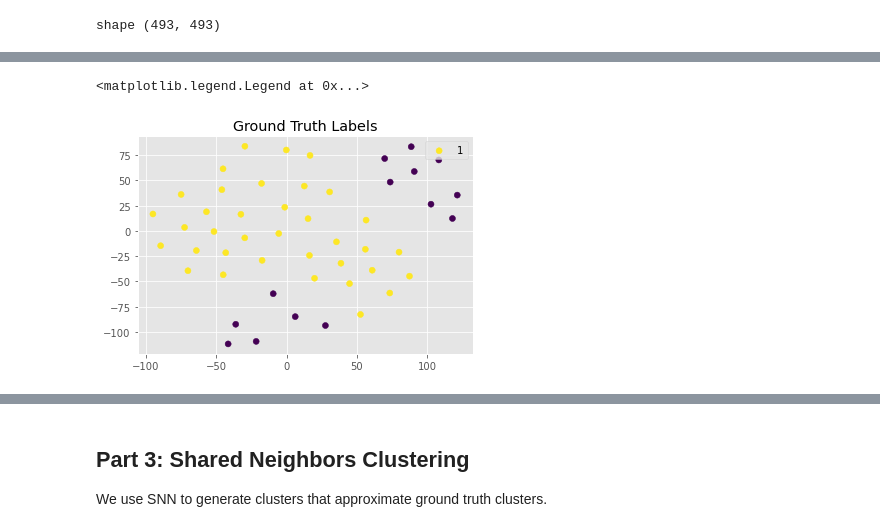
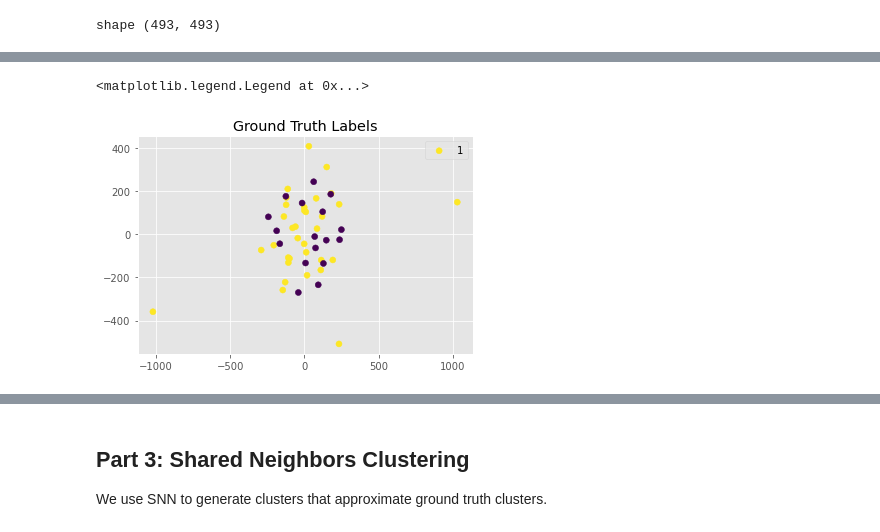
Before and after one commit to mynameisvinn/SNN-Clustering, a Jupyter notebook: Shared Neighbors to Identifying False Positives.ipynb, the cells around one changed output, grey strips where cells are left out. Cells and saved outputs as stored; diff of their text form; code cells hidden in the pictures.

```diff
--- a/Shared Neighbors to Identifying False Positives.ipynb
+++ b/Shared Neighbors to Identifying False Positives.ipynb
@@ -92,0 +82,5 @@ We have 493 samples with 1024-dim embeddings
+# %%
+# construct dataset
+dataset = construct_dataset(fnames, labels)
+train_data = np.vstack([embed(X) for X, y in dataset])
+print(f'We have {train_data.shape[0]} samples with {train_data.shape[1]}-dim embeddings')
@@ -96,17 +91,17 @@ We want to see "ground truth" clusters.
 # %%
-# compute pairwise distance between all embeddings
-sim_matrix = pairwise_distances(df, metric='euclidean')
+# compute similarity matrix so we can identify nearest neighbors through brute force
+sim_matrix = pairwise_distances(train_data, metric='euclidean')
 print(f'shape {sim_matrix.shape}')
 # %% [output]
 shape (493, 493)
 # %%
-idx = 28
+idx = 26
 n_results = 50
 
-select = pd.Series(sim_matrix[idx]).sort_values(ascending=True).index.values[:n_results]  # first element is itself
-results = np.take(df, select, axis=0)
+indices = pd.Series(sim_matrix[idx]).sort_values(ascending=True).index.values[:n_results]  # first element is itself
+results = np.take(train_data, indices, axis=0)  # neighbor embeddings
 
-y_test = np.take(labels, select)
+y_test = np.take(labels, indices)
 y_test_encoded = (y_test == labels[idx]).astype(int)  # 1 represents same cluster as query image, 0 for everything else
-y_test_encoded
+print(f'{np.mean(y_test_encoded == 0) * 100}% of {n_results} nearest neighbors are false positives')
 # %% [output]
@@ -136,11 +129,11 @@ plt.show()
 # %%
 # ground truth cluster
-t = TSNE()
+t = TSNE(n_components=3)
 projections = t.fit_transform(results)
 
 plt.title(f'Ground Truth Labels')
-plt.scatter(projections[:,0], projections[:,1], c=y_test_encoded)
+plt.scatter(projections[:, 0], projections[:, 1], c=y_test_encoded)
 plt.legend(y_test_encoded)
 # %% [output]
 <matplotlib.legend.Legend at 0x...>
-[figure, old version]
+[figure, new version]
```
Also changed, not shown: parts of 18 cells of this notebook.
